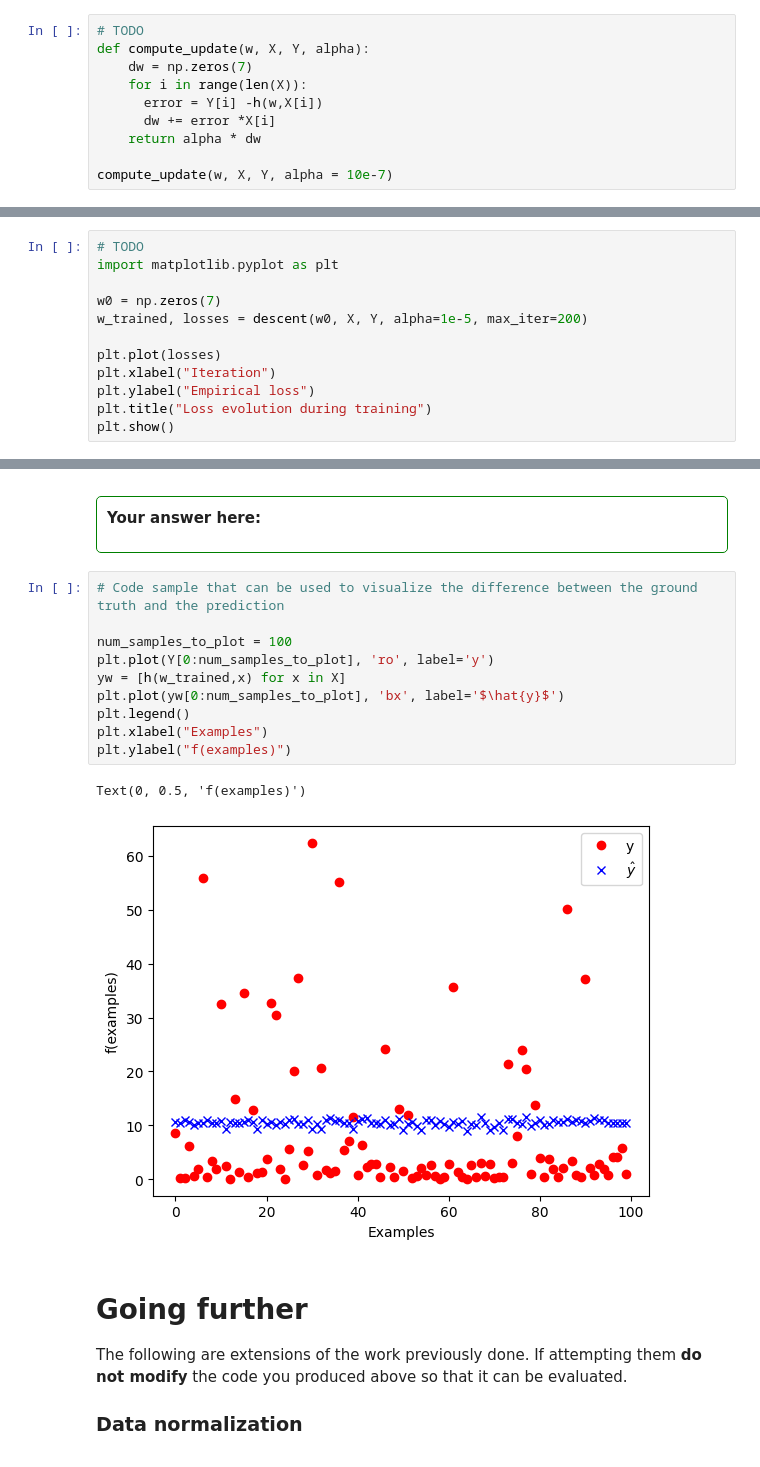
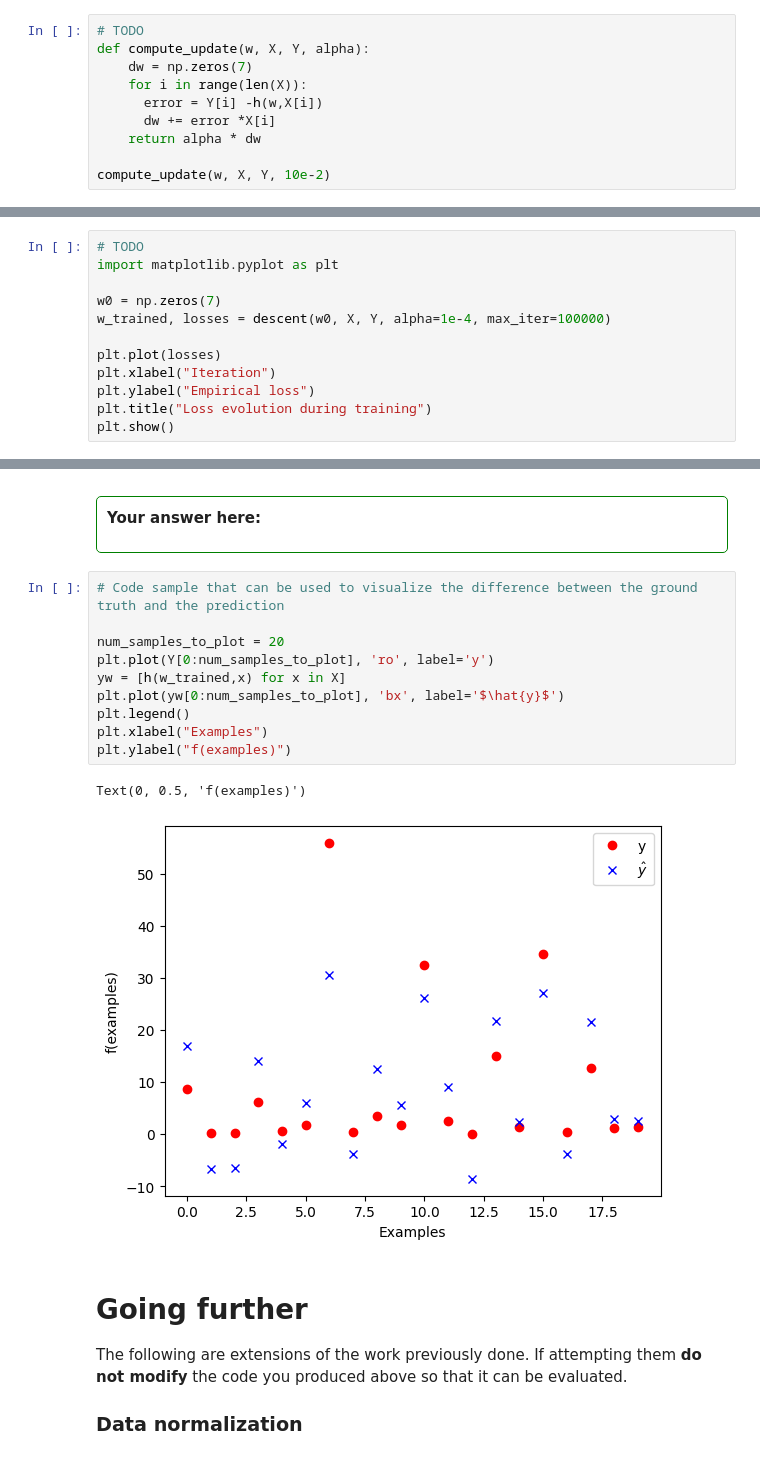
Before and after one commit to AbdessalamAithaqi/SupervisedMachineLearning, a Jupyter notebook: perceptron.ipynb, the cells around one changed output, grey strips where cells are left out. Saved outputs shown, nothing was run; the diff lists cells and outputs as text.

```diff
--- a/perceptron.ipynb
+++ b/perceptron.ipynb
@@ -245,5 +219,5 @@ def compute_update(w, X, Y, alpha):
       dw += error *X[i]
     return alpha * dw
 
-compute_update(w, X, Y, alpha = 10e-7)
+compute_update(w, X, Y, 10e-2)
 # %% [output]
@@ -286,7 +260,7 @@ You gradient descent is now complete and you can exploit it to train your percep
 import matplotlib.pyplot as plt
 
 w0 = np.zeros(7)
-w_trained, losses = descent(w0, X, Y, alpha=1e-5, max_iter=200)
+w_trained, losses = descent(w0, X, Y, alpha=1e-4, max_iter=100000)
 
 plt.plot(losses)
 plt.xlabel("Iteration")
@@ -312,16 +286,16 @@ plt.show()
 # %%
 # Code sample that can be used to visualize the difference between the ground truth and the prediction
 
-num_samples_to_plot = 100
+num_samples_to_plot = 20
 plt.plot(Y[0:num_samples_to_plot], 'ro', label='y')
 yw = [h(w_trained,x) for x in X]
 plt.plot(yw[0:num_samples_to_plot], 'bx', label='$\hat{y}$')
 plt.legend()
 plt.xlabel("Examples")
 plt.ylabel("f(examples)")
 # %% [output]
 Text(0, 0.5, 'f(examples)')
-[figure, old version]
+[figure, new version]
 # %% [markdown]
 
 
```
Also changed, not shown: parts of 5 cells of this notebook, 1 other file.
